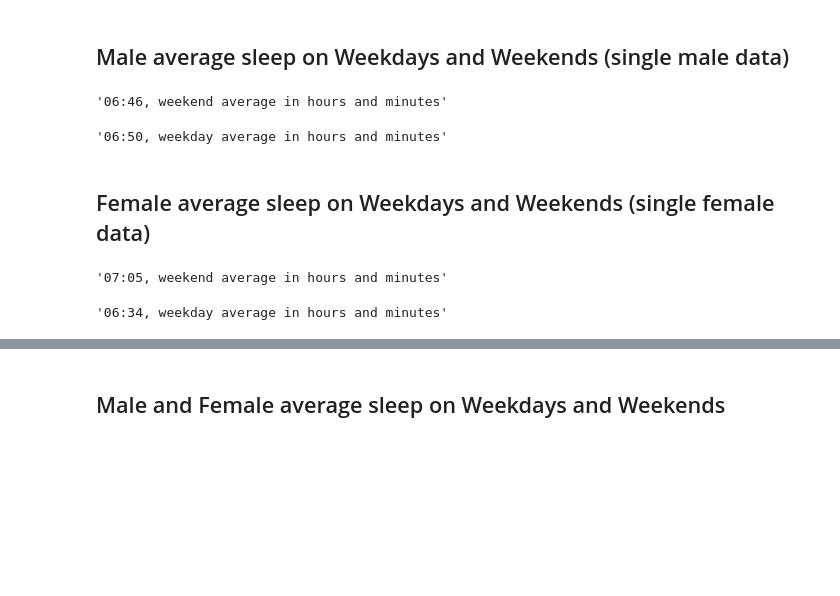
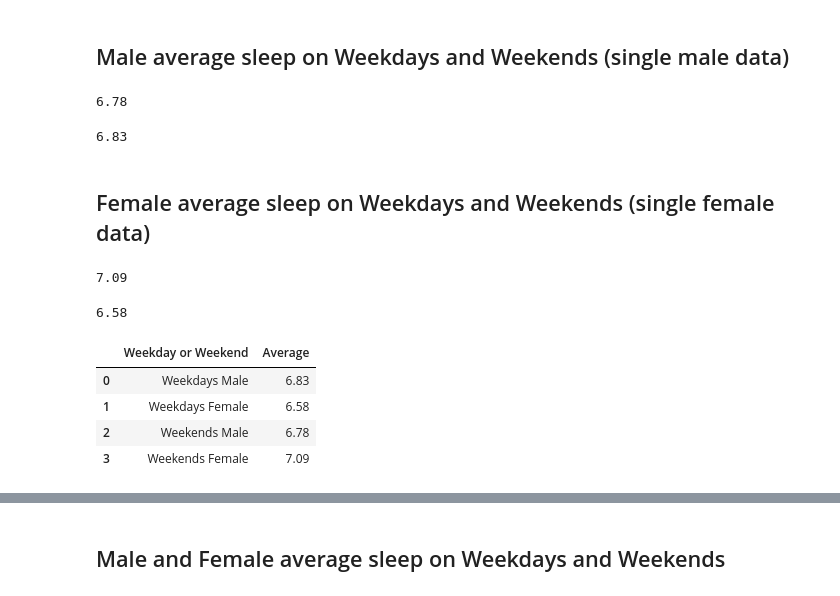
Before and after one commit to jbarkle/Exploratory-Analysis-of-Sleep-Data, a Jupyter notebook: performance_jb.ipynb, the cells around one changed output, grey strips where cells are left out. Cells and saved outputs as stored; diff of their text form; code cells hidden in the pictures; blank space fills up the shorter version.

```diff
--- a/performance_jb.ipynb
+++ b/performance_jb.ipynb
@@ -587,26 +572,49 @@ am_sleep_sx.head()
 # %%
 male_avg_weekends = male_sleep_new[male_sleep_new["WeekdayWeekend"]== "Date is Weekend"]
 mawavg = male_avg_weekends["MinutesAsleep"].mean()
-"%02d:%02d" % (divmod(mawavg, 60)) + ", weekend average in hours and minutes"
+r_mawavg = mawavg/60
+r_mawavg = r_mawavg.round(2)
+r_mawavg
+# "%02d:%02d" % (divmod(mawavg, 60)) + ", weekend average in hours and minutes"
 # %% [output]
-'06:46, weekend average in hours and minutes'
+6.78
 # %%
 male_avg_weekdays = male_sleep_new[male_sleep_new["WeekdayWeekend"]== "Date is Weekday"]
 mawdavg = male_avg_weekdays["MinutesAsleep"].mean()
-"%02d:%02d" % (divmod(mawdavg, 60)) + ", weekday average in hours and minutes"
+r_mawdavg = mawdavg /60
+r_mawdavg = r_mawdavg.round(2)
+r_mawdavg
+# "%02d:%02d" % (divmod(mawdavg, 60)) + ", weekday average in hours and minutes"
 # %% [output]
-'06:50, weekday average in hours and minutes'
+6.83
 # %% [markdown]
 ## Female average sleep on Weekdays and Weekends (single female data)
 # %%
 female_avg_weekends = female_sleep_new_2[female_sleep_new_2["WeekdayWeekend"]== "Date is Weekend"]
 fawavg = female_avg_weekends["MinutesAsleep"].mean()
-"%02d:%02d" % (divmod(fawavg, 60)) + ", weekend average in hours and minutes"
+r_fawavg = fawavg/60
+r_fawavg = r_fawavg.round(2)
+r_fawavg
+# "%02d:%02d" % (divmod(fawavg, 60)) + ", weekend average in hours and minutes"
 # %% [output]
-'07:05, weekend average in hours and minutes'
+7.09
 # %%
 female_avg_weekdays = female_sleep_new_2[female_sleep_new_2["WeekdayWeekend"]== "Date is Weekday"]
 fawdavg = female_avg_weekdays["MinutesAsleep"].mean()
-"%02d:%02d" % (divmod(fawdavg, 60)) + ", weekday average in hours and minutes"
+r_fawdavg = fawdavg/60
+r_fawdavg = r_fawdavg.round(2)
+r_fawdavg
+# "%02d:%02d" % (divmod(fawdavg, 60)) + ", weekday average in hours and minutes"
 # %% [output]
-'06:34, weekday average in hours and minutes'
+6.58
+# %%
+# dataframe for bar chart
+avg_df = pd.DataFrame({"Weekday or Weekend":["Weekdays Male","Weekdays Female","Weekends Male","Weekends Female"],
+                       "Average":[r_mawdavg, r_fawdavg, r_mawavg, r_fawavg]})
+avg_df
+# %% [output]
+|  | Weekday or Weekend | Average |
+| 0 | Weekdays Male | 6.83 |
+| 1 | Weekdays Female | 6.58 |
+| 2 | Weekends Male | 6.78 |
+| 3 | Weekends Female | 7.09 |
```
Also changed, not shown: parts of 8 cells of this notebook.
